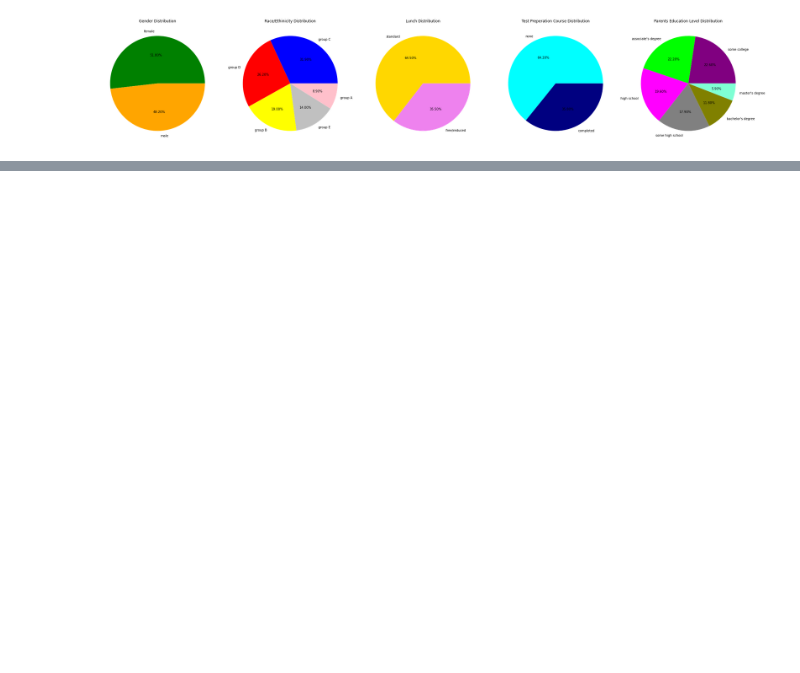
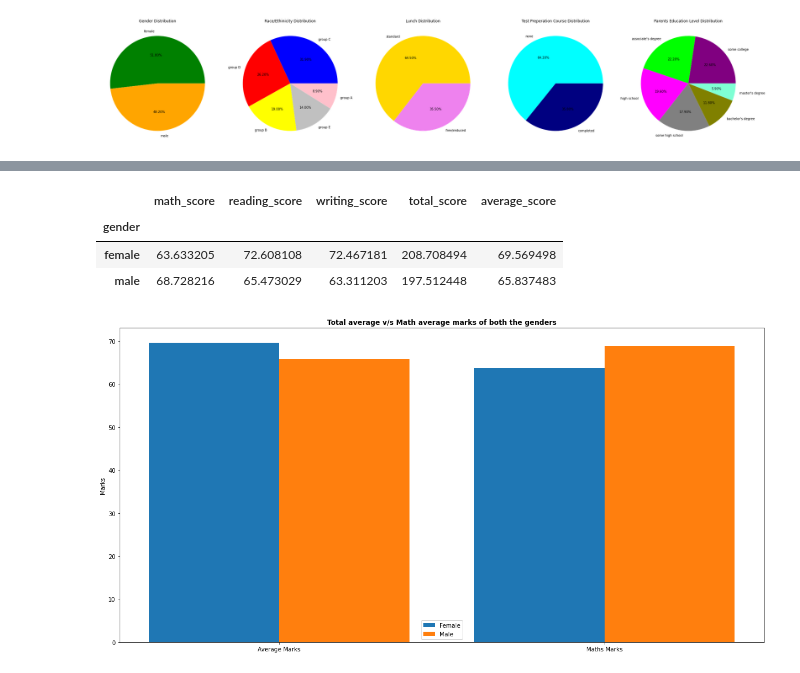
Before and after one commit to Shankari-Mohanakrishnan/Data-science, a Jupyter notebook: data/EDA students performance.ipynb, the cells around one changed output, grey strips where cells are left out. Drawn from its saved outputs; the diff is of its cells as text; code cells hidden in the pictures; blank space fills up the shorter version.

```diff
--- a/data/EDA students performance.ipynb
+++ b/data/EDA students performance.ipynb
@@ -368,0 +387,32 @@ size
+# %%
+mark_distibution_gender=df.groupby('gender').mean()
+mark_distibution_gender
+# %% [output]
+|  | math_score | reading_score | writing_score | total_score | average_score |
+| gender |  |  |  |  |  |
+| female | 63.633205 | 72.608108 | 72.467181 | 208.708494 | 69.569498 |
+| male | 68.728216 | 65.473029 | 63.311203 | 197.512448 | 65.837483 |
+# %%
+
+plt.figure(figsize=(20, 10))
+
+
+
+female_marks = [mark_distibution_gender['average_score']['female'],mark_distibution_gender['math_score']['female']]
+male_marks = [mark_distibution_gender['average_score']['male'],mark_distibution_gender['math_score']['male']]
+
+X=['Average Marks', 'Maths Marks']
+x_axis = np.arange(len(X))
+
+plt.bar(x_axis - 0.2,female_marks,  0.4, label='Female')
+plt.bar(x_axis + 0.2,male_marks,  0.4, label='Male')
+
+
+
+plt.xticks(x_axis, X)
+plt.ylabel("Marks")
+plt.title("Total average v/s Math average marks of both the genders", fontweight='bold')
+plt.legend()
+plt.show()
+# %% [output]
+[figure, added]
```
Also changed, not shown: parts of 12 cells of this notebook.
